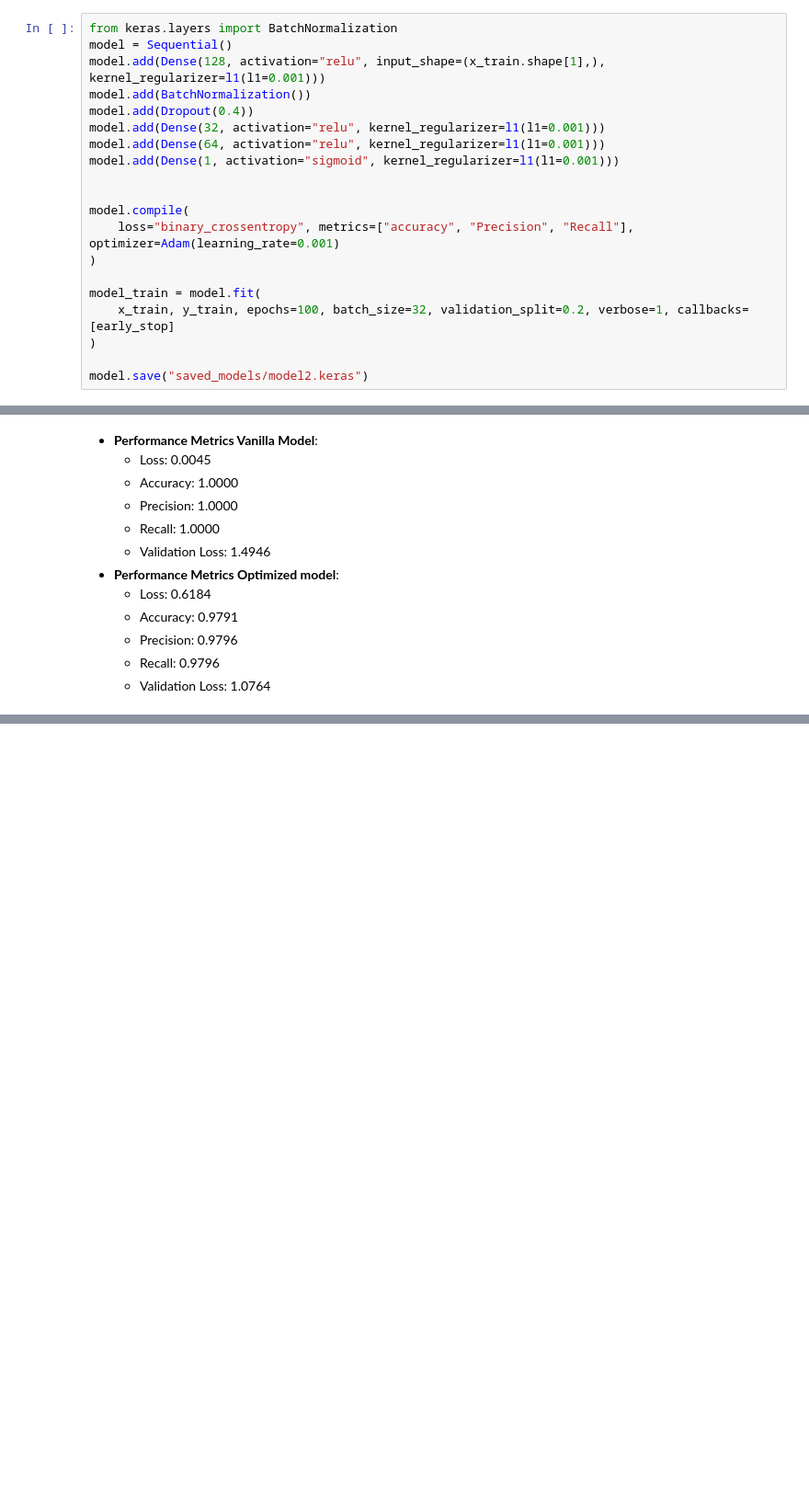
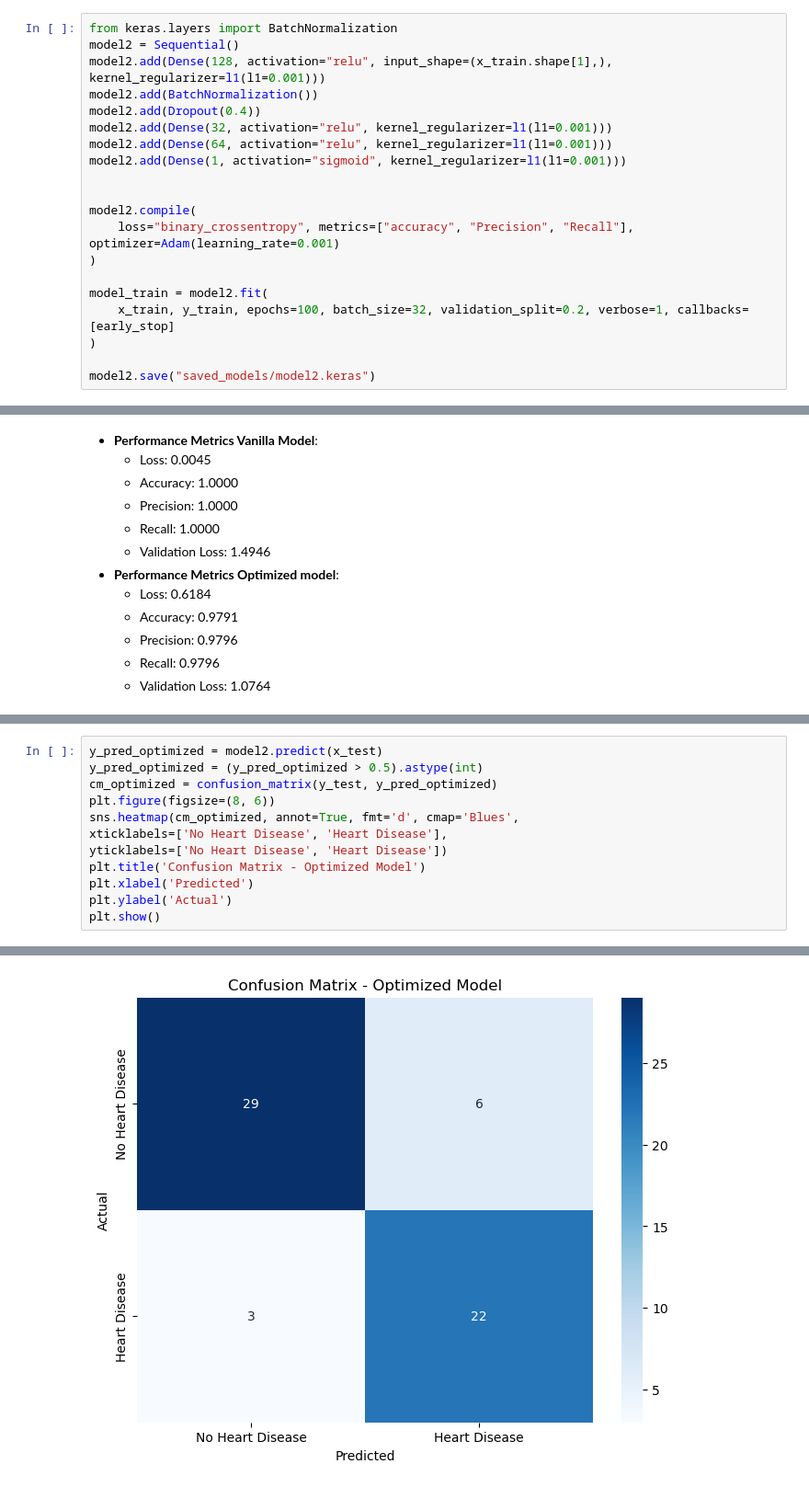
Before and after one commit to davyleroy/Heart-Disease-Finding, a Jupyter notebook: Notebook.ipynb, the cells around one changed output, grey strips where cells are left out. Shown at 92% size. Cells and saved outputs as stored; diff of their text form; blank space fills up the shorter version.

```diff
--- a/Notebook.ipynb
+++ b/Notebook.ipynb
@@ -395,23 +395,23 @@ To prevent overfitting and improve generalization, we will implement the archite
 -   Training the model with early stopping
 # %%
 from keras.layers import BatchNormalization
-model = Sequential()
-model.add(Dense(128, activation="relu", input_shape=(x_train.shape[1],), kernel_regularizer=l1(l1=0.001)))
-model.add(BatchNormalization())
-model.add(Dropout(0.4))
-model.add(Dense(32, activation="relu", kernel_regularizer=l1(l1=0.001)))
-model.add(Dense(64, activation="relu", kernel_regularizer=l1(l1=0.001)))
-model.add(Dense(1, activation="sigmoid", kernel_regularizer=l1(l1=0.001)))
+model2 = Sequential()
+model2.add(Dense(128, activation="relu", input_shape=(x_train.shape[1],), kernel_regularizer=l1(l1=0.001)))
+model2.add(BatchNormalization())
+model2.add(Dropout(0.4))
+model2.add(Dense(32, activation="relu", kernel_regularizer=l1(l1=0.001)))
+model2.add(Dense(64, activation="relu", kernel_regularizer=l1(l1=0.001)))
+model2.add(Dense(1, activation="sigmoid", kernel_regularizer=l1(l1=0.001)))
 
 
-model.compile(
+model2.compile(
     loss="binary_crossentropy", metrics=["accuracy", "Precision", "Recall"], optimizer=Adam(learning_rate=0.001)
 )
 
-model_train = model.fit(
+model_train = model2.fit(
     x_train, y_train, epochs=100, batch_size=32, validation_split=0.2, verbose=1, callbacks=[early_stop]
 )
 
-model.save("saved_models/model2.keras")
+model2.save("saved_models/model2.keras")
 # %% [output]
 Epoch 1/100
@@ -450,0 +473,13 @@ In this section we will compare the different models and how they perform so as
+# %%
+y_pred_optimized = model2.predict(x_test)
+y_pred_optimized = (y_pred_optimized > 0.5).astype(int)
+cm_optimized = confusion_matrix(y_test, y_pred_optimized)
+plt.figure(figsize=(8, 6))
+sns.heatmap(cm_optimized, annot=True, fmt='d', cmap='Blues',
+xticklabels=['No Heart Disease', 'Heart Disease'],
+yticklabels=['No Heart Disease', 'Heart Disease'])
+plt.title('Confusion Matrix - Optimized Model')
+plt.xlabel('Predicted')
+plt.ylabel('Actual')
+plt.show()
+# %% [output]
@@ -450,0 +487 @@ In this section we will compare the different models and how they perform so as
+[figure, added]
```
Also changed, not shown: parts of 11 cells of this notebook.
